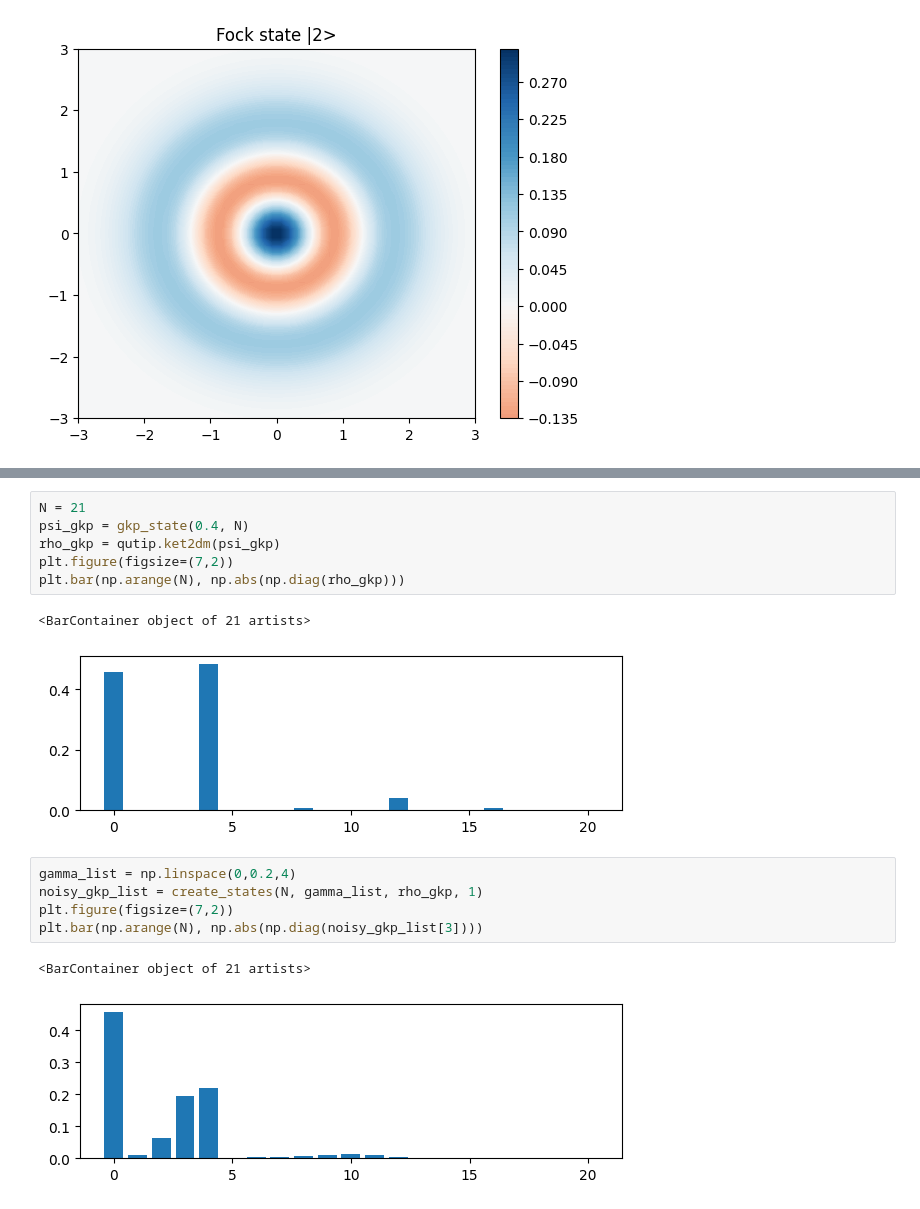
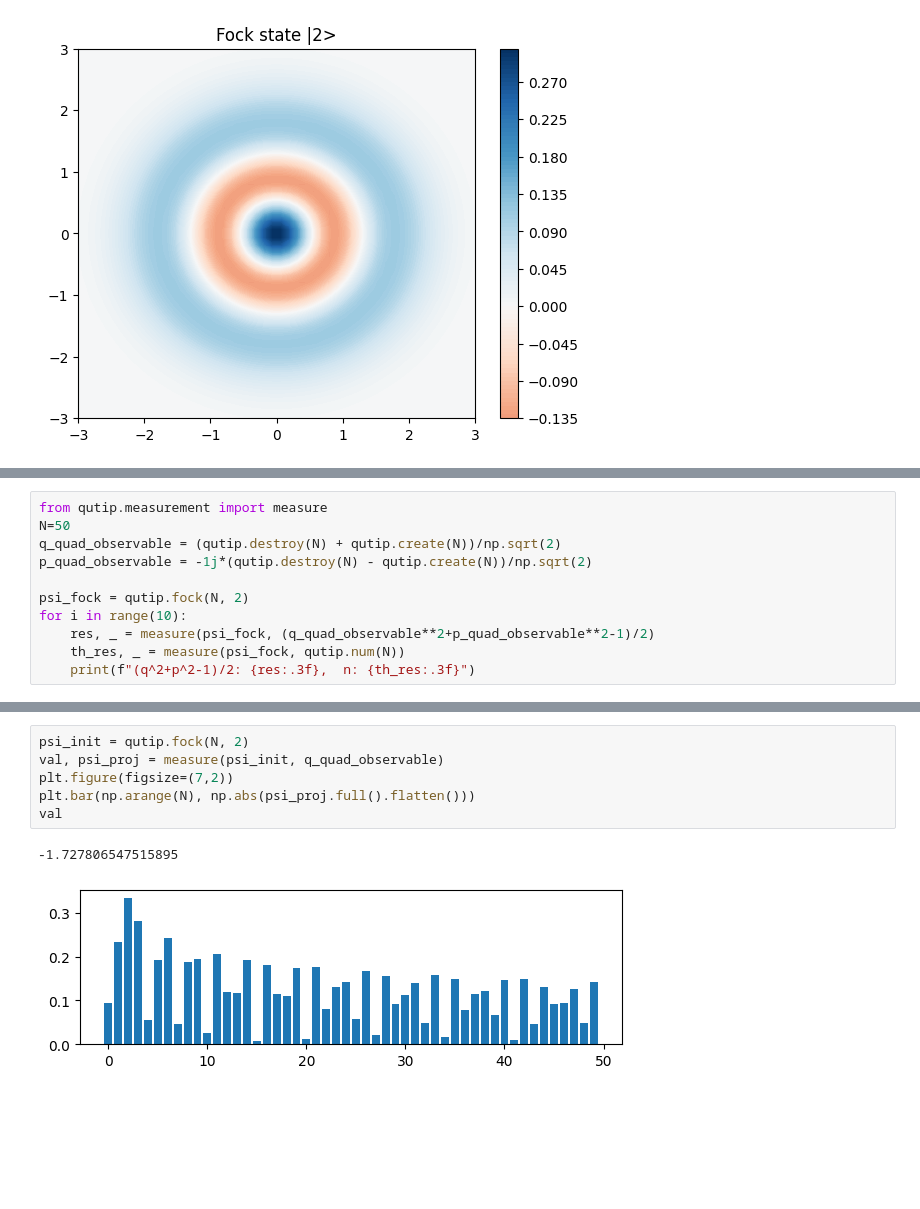
Before and after one commit to lfinocchiaro/virtual-distillation, a Jupyter notebook: tests.ipynb, the cells around one changed output, grey strips where cells are left out. Saved outputs shown, nothing was run; the diff lists cells and outputs as text; blank space fills up the shorter version.

```diff
--- a/tests.ipynb
+++ b/tests.ipynb
@@ -190,0 +279,11 @@ GKP
+# %%
+from qutip.measurement import measure
+N=50
+q_quad_observable = (qutip.destroy(N) + qutip.create(N))/np.sqrt(2)
+p_quad_observable = -1j*(qutip.destroy(N) - qutip.create(N))/np.sqrt(2)
+
+psi_fock = qutip.fock(N, 2)
+for i in range(10):
+    res, _ = measure(psi_fock, (q_quad_observable**2+p_quad_observable**2-1)/2)
+    th_res, _ = measure(psi_fock, qutip.num(N))
+    print(f"(q^2+p^2-1)/2: {res:.3f},  n: {th_res:.3f}")
@@ -191,17 +301,9 @@ GKP
 # %%
-N = 21
-psi_gkp = gkp_state(0.4, N)
-rho_gkp = qutip.ket2dm(psi_gkp)
+psi_init = qutip.fock(N, 2)
+val, psi_proj = measure(psi_init, q_quad_observable)
 plt.figure(figsize=(7,2))
-plt.bar(np.arange(N), np.abs(np.diag(rho_gkp)))
+plt.bar(np.arange(N), np.abs(psi_proj.full().flatten()))
+val
 # %% [output]
-<BarContainer object of 21 artists>
+-1.727806547515895
-[figure, old version]
+[figure, new version]
-# %%
-gamma_list = np.linspace(0,0.2,4)
-noisy_gkp_list = create_states(N, gamma_list, rho_gkp, 1)
-plt.figure(figsize=(7,2))
-plt.bar(np.arange(N), np.abs(np.diag(noisy_gkp_list[3])))
-# %% [output]
-<BarContainer object of 21 artists>
-[figure, removed]
```
Also changed, not shown: parts of 28 cells of this notebook, 2 other files.
